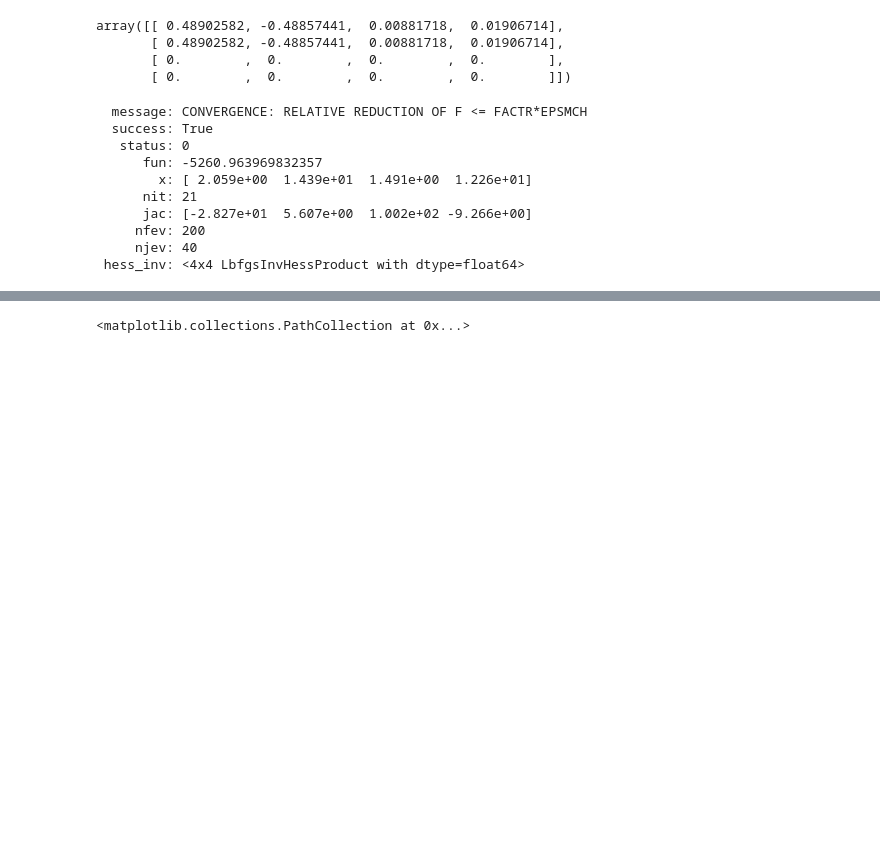
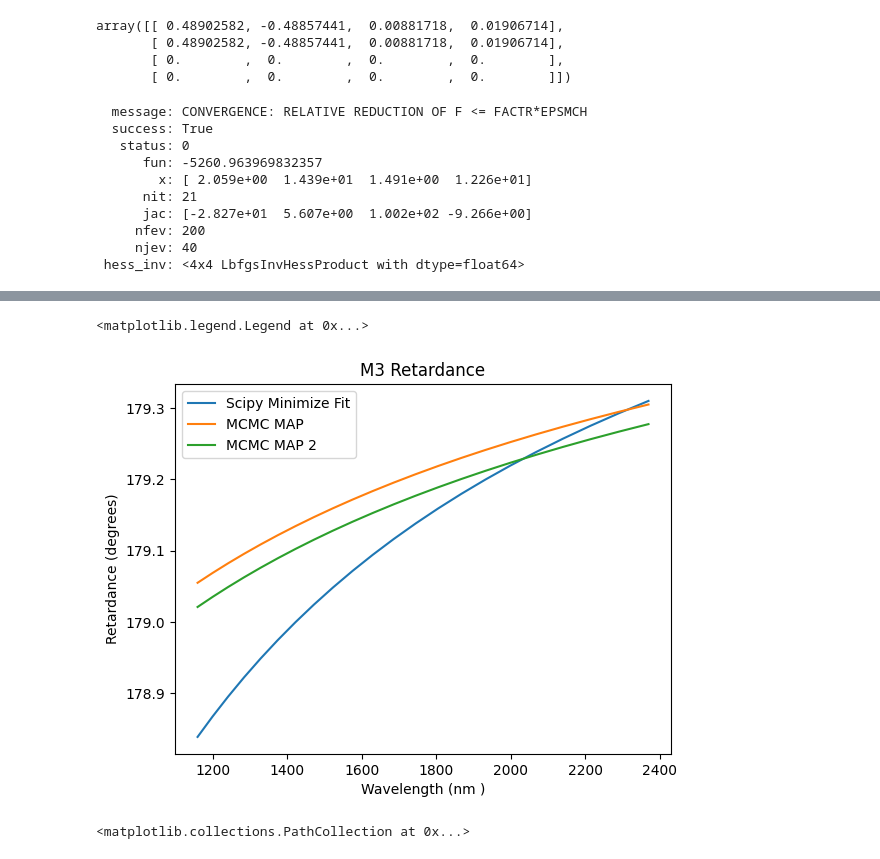
Before and after one commit to UCSB-Exoplanet-Polarimetry-Lab/pyPolCal, a Jupyter notebook: pyPolCal/tutorial_notebooks/CHARIS_fitting_tutorial/5_fit_on_sky_data_globally.ipynb, the cells around one changed output, grey strips where cells are left out. Cells and saved outputs as stored; diff of their text form; code cells hidden in the pictures; blank space fills up the shorter version.

```diff
--- a/pyPolCal/tutorial_notebooks/CHARIS_fitting_tutorial/5_fit_on_sky_data_globally.ipynb
+++ b/pyPolCal/tutorial_notebooks/CHARIS_fitting_tutorial/5_fit_on_sky_data_globally.ipynb
@@ -165,3 +170,20 @@ plt.legend()
+# %%
+m3_retardance_1 = M3_retardance(wavelength_bins, m1=2.059, b1=14.39, m2=1.491, b2=12.26)
+m3_retardance_2 = M3_retardance(wavelength_bins, m1=2.01, b1=10.04, m2=0.86, b2=8.67)
+m3_retardance_3 = M3_retardance(wavelength_bins, m1=5.1, b1=27.12, m2=0.85, b2=8.58)
+m3_retardance_1 = np.rad2deg(m3_retardance_1)
+m3_retardance_2 = np.rad2deg(m3_retardance_2)
+m3_retardance_3 = np.rad2deg(m3_retardance_3)
+plt.plot(wavelength_bins,m3_retardance_1, label='Scipy Minimize Fit')
+plt.plot(wavelength_bins,m3_retardance_2, label='MCMC MAP')
+plt.plot(wavelength_bins,m3_retardance_3, label='MCMC MAP 2')
+plt.xlabel("Wavelength (nm )")
+plt.ylabel("Retardance (degrees)")
+plt.title("M3 Retardance")
+plt.legend()
+# %% [output]
+<matplotlib.legend.Legend at 0x...>
+[figure, added]
 # %%
 # CALCULATE S_ABS
 
```
Also changed, not shown: parts of 1 cell of this notebook, 10 other files.
